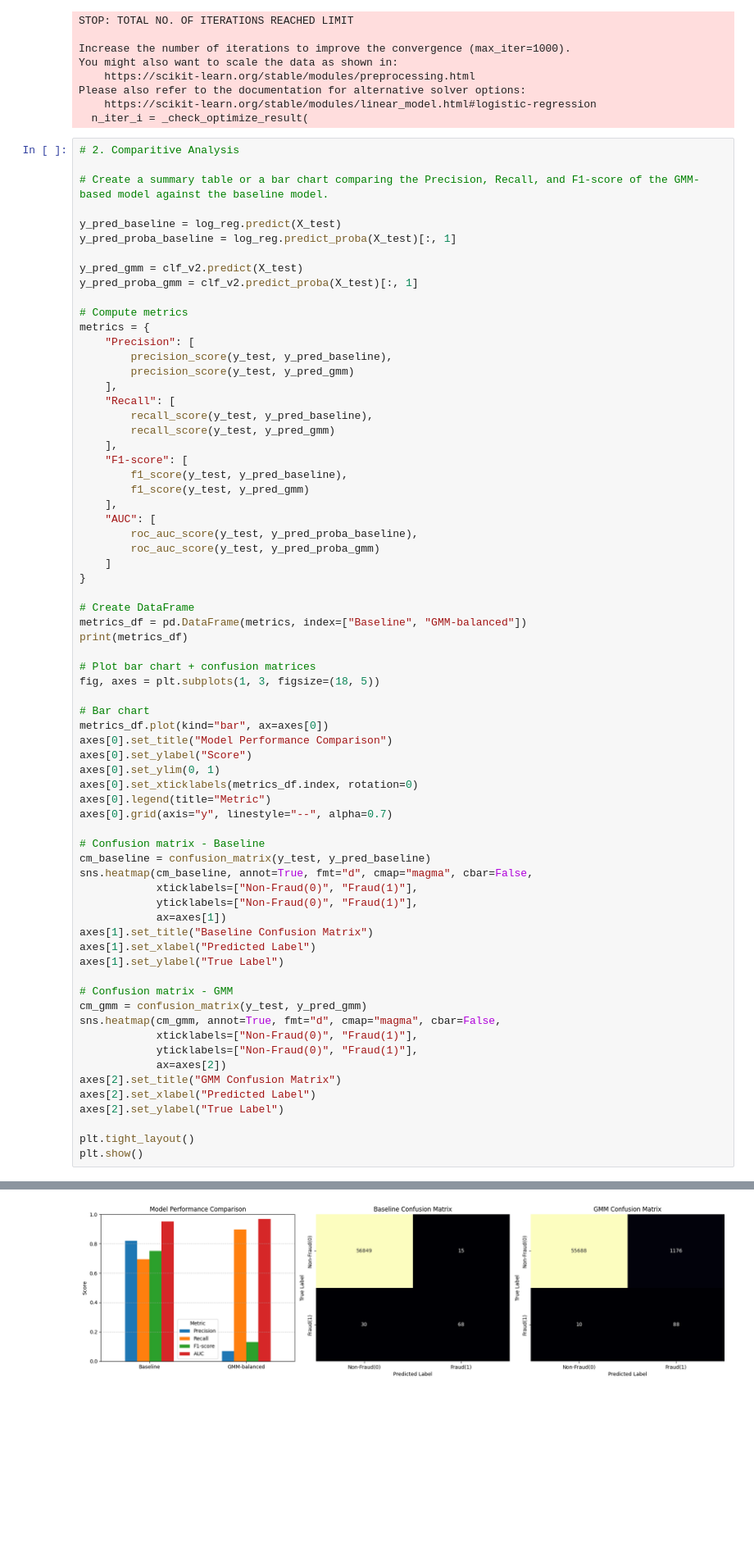
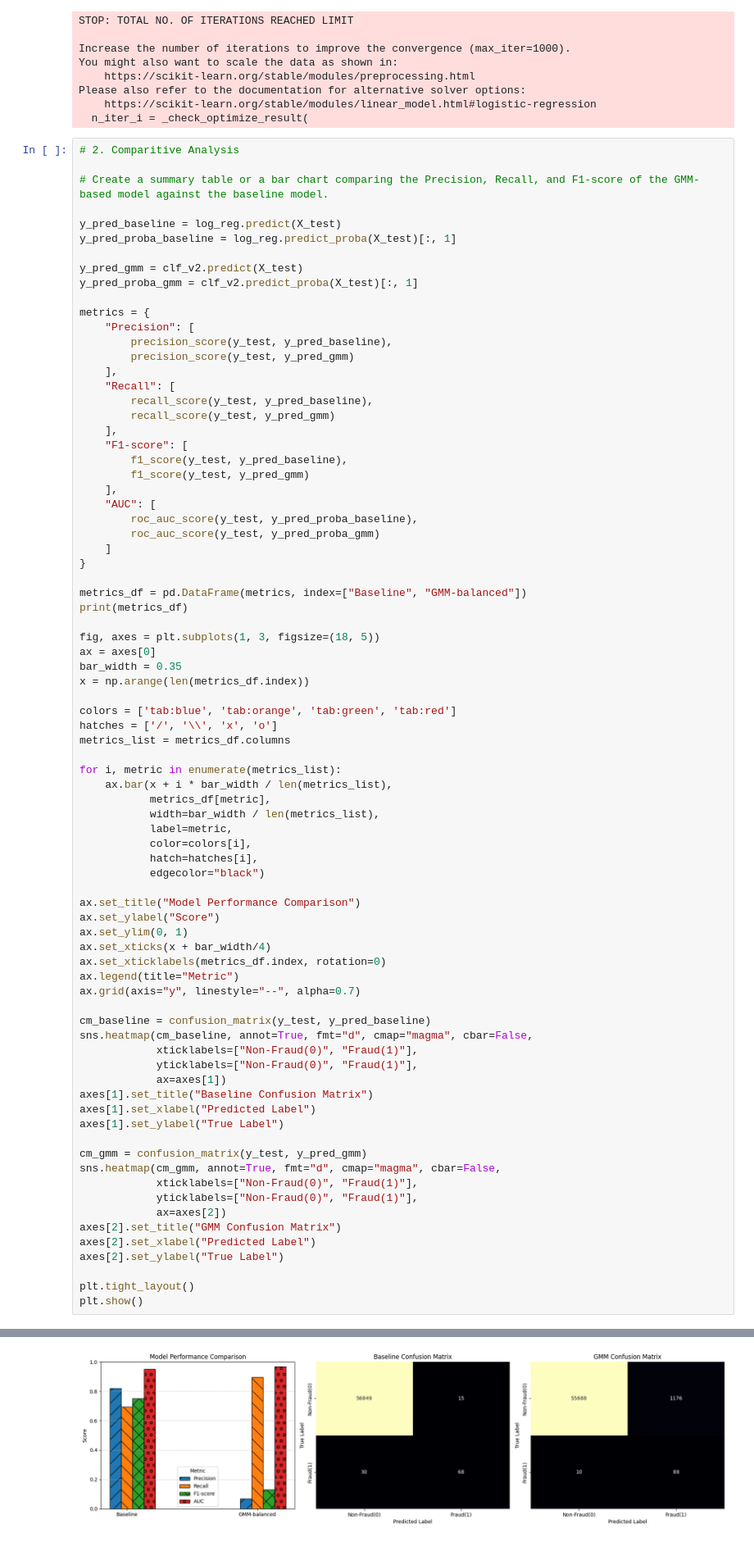
Before and after one commit to Navaneeth272001/assignment_4_Navaneeth272001, a Jupyter notebook: code.ipynb, the cells around one changed output, grey strips where cells are left out. Shown at 82% size. Cells and saved outputs as stored; diff of their text form; blank space fills up the shorter version.

Commit message:
Corrected the code for plotting

```diff
--- a/code.ipynb
+++ b/code.ipynb
@@ -523,7 +523,6 @@ y_pred_proba_baseline = log_reg.predict_proba(X_test)[:, 1]
 y_pred_gmm = clf_v2.predict(X_test)
 y_pred_proba_gmm = clf_v2.predict_proba(X_test)[:, 1]
 
-# Compute metrics
 metrics = {
     "Precision": [
         precision_score(y_test, y_pred_baseline),
@@ -543,49 +542,60 @@ metrics = {
     ]
 }
 
-# Create DataFrame
 metrics_df = pd.DataFrame(metrics, index=["Baseline", "GMM-balanced"])
 print(metrics_df)
 
-# Plot bar chart + confusion matrices
 fig, axes = plt.subplots(1, 3, figsize=(18, 5))
+ax = axes[0]
+bar_width = 0.35
+x = np.arange(len(metrics_df.index))
 
-# Bar chart
-metrics_df.plot(kind="bar", ax=axes[0])
-axes[0].set_title("Model Performance Comparison")
-axes[0].set_ylabel("Score")
-axes[0].set_ylim(0, 1)
-axes[0].set_xticklabels(metrics_df.index, rotation=0)
-axes[0].legend(title="Metric")
-axes[0].grid(axis="y", linestyle="--", alpha=0.7)
+colors = ['tab:blue', 'tab:orange', 'tab:green', 'tab:red']
+hatches = ['/', '\\', 'x', 'o']
+metrics_list = metrics_df.columns
 
-# Confusion matrix - Baseline
+for i, metric in enumerate(metrics_list):
+    ax.bar(x + i * bar_width / len(metrics_list),
+           metrics_df[metric],
+           width=bar_width / len(metrics_list),
+           label=metric,
+           color=colors[i],
+           hatch=hatches[i],
+           edgecolor="black")
+
+ax.set_title("Model Performance Comparison")
+ax.set_ylabel("Score")
+ax.set_ylim(0, 1)
+ax.set_xticks(x + bar_width/4)
+ax.set_xticklabels(metrics_df.index, rotation=0)
+ax.legend(title="Metric")
+ax.grid(axis="y", linestyle="--", alpha=0.7)
+
 cm_baseline = confusion_matrix(y_test, y_pred_baseline)
 sns.heatmap(cm_baseline, annot=True, fmt="d", cmap="magma", cbar=False,
             xticklabels=["Non-Fraud(0)", "Fraud(1)"],
             yticklabels=["Non-Fraud(0)", "Fraud(1)"],
             ax=axes[1])
 axes[1].set_title("Baseline Confusion Matrix")
 axes[1].set_xlabel("Predicted Label")
 axes[1].set_ylabel("True Label")
 
-# Confusion matrix - GMM
 cm_gmm = confusion_matrix(y_test, y_pred_gmm)
 sns.heatmap(cm_gmm, annot=True, fmt="d", cmap="magma", cbar=False,
             xticklabels=["Non-Fraud(0)", "Fraud(1)"],
             yticklabels=["Non-Fraud(0)", "Fraud(1)"],
             ax=axes[2])
 axes[2].set_title("GMM Confusion Matrix")
 axes[2].set_xlabel("Predicted Label")
 axes[2].set_ylabel("True Label")
 
 plt.tight_layout()
 plt.show()
 # %% [output]
               Precision    Recall  F1-score       AUC
 Baseline       0.819277  0.693878  0.751381  0.952359
 GMM-balanced   0.069620  0.897959  0.129222  0.969395
-[figure, old version]
+[figure, new version]
 # %% [markdown]
 Discuss the impact of GMM-based oversampling on the classifier's performance. Did it improve the model's ability to detect the minority class?
 
```
